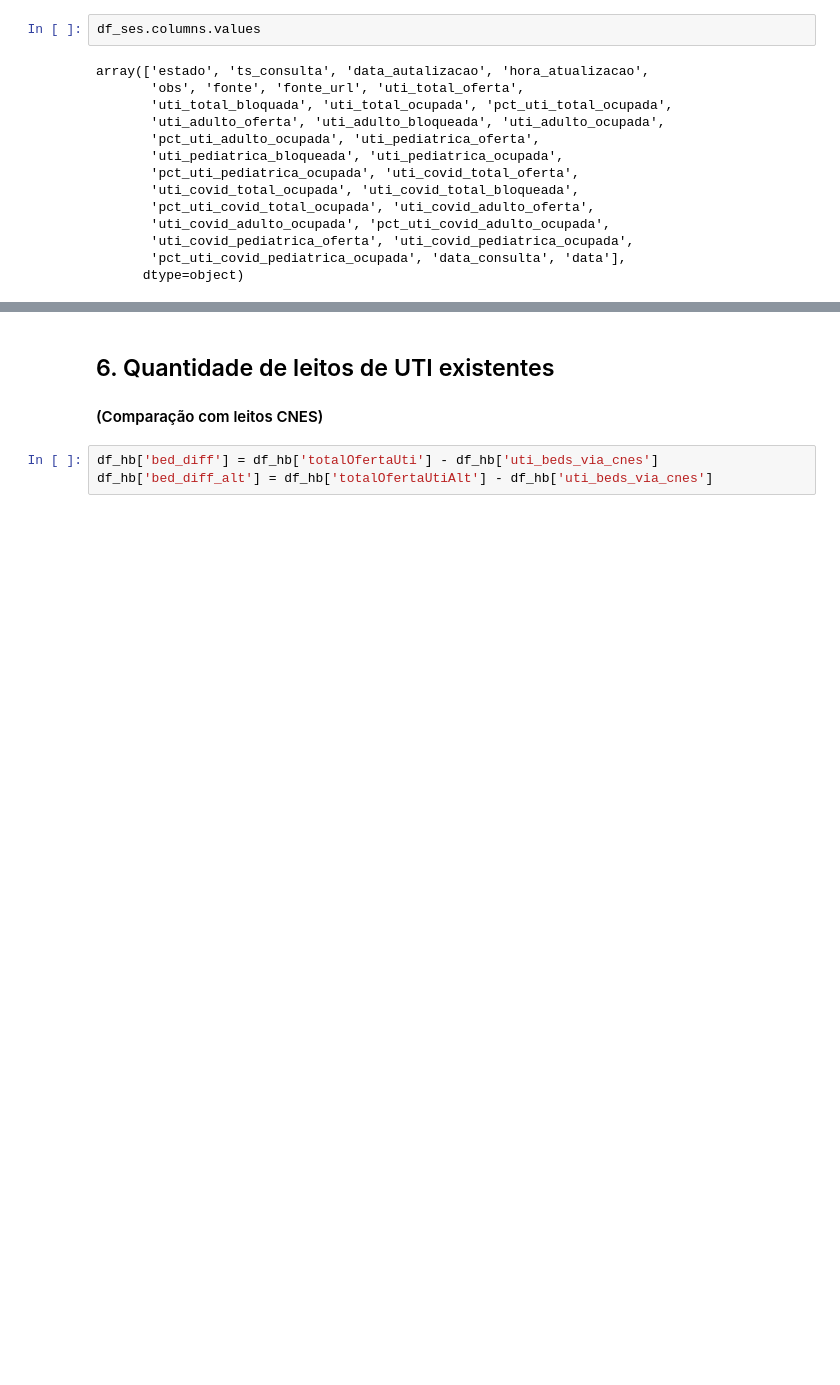
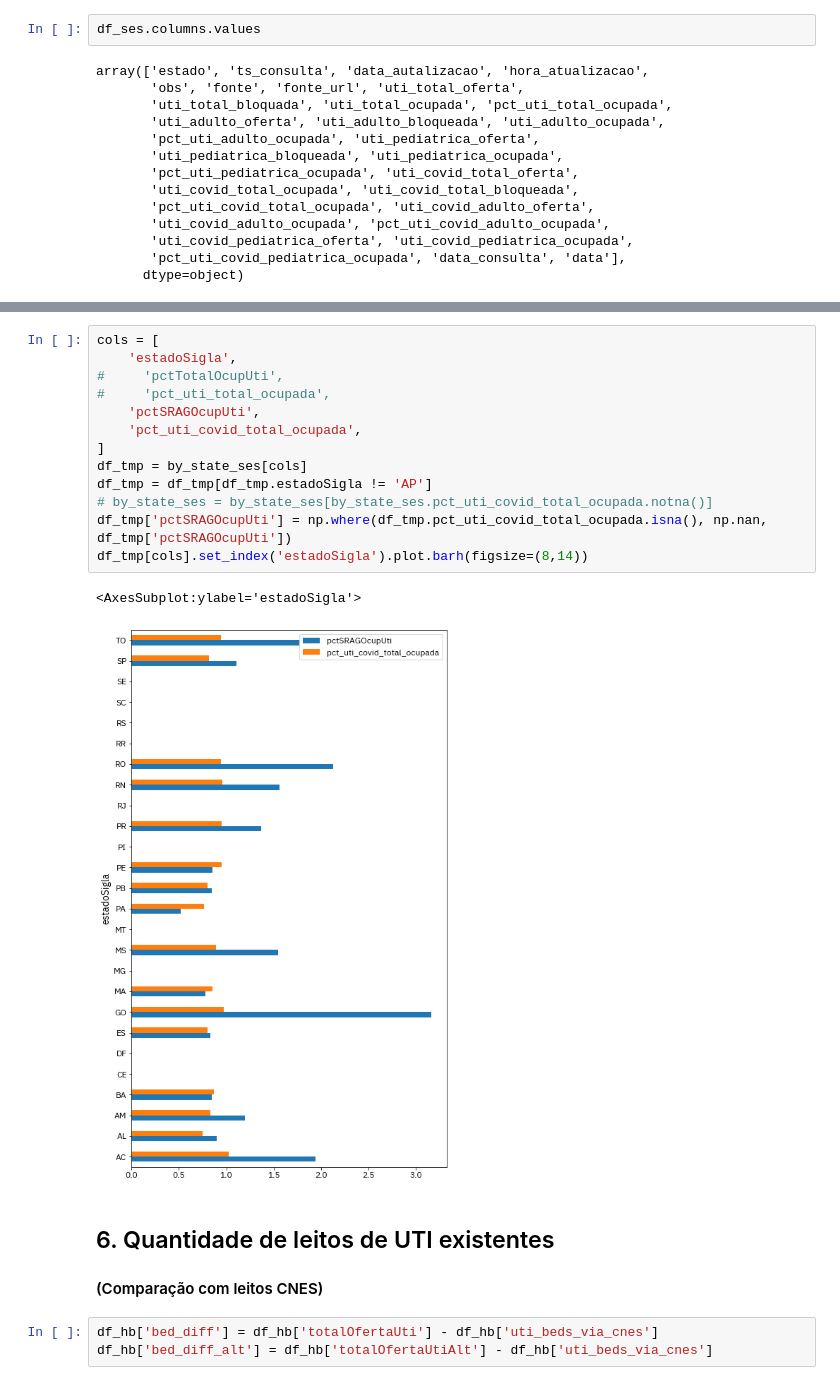
Before and after one commit to okfn-brasil/transparencia-leitos-covid-analise, a Jupyter notebook: Analysis.ipynb, the cells around one changed output, grey strips where cells are left out. Saved outputs shown, nothing was run; the diff lists cells and outputs as text; blank space fills up the shorter version.

```diff
--- a/Analysis.ipynb
+++ b/Analysis.ipynb
@@ -817,3 +698,19 @@ Text(0, -0.13, '*Células em cinza representam dados não disponíveis nos pain
+# %%
+cols = [
+    'estadoSigla',
+#     'pctTotalOcupUti',
+#     'pct_uti_total_ocupada',
+    'pctSRAGOcupUti',
+    'pct_uti_covid_total_ocupada',
+]
+df_tmp = by_state_ses[cols]
+df_tmp = df_tmp[df_tmp.estadoSigla != 'AP']
+# by_state_ses = by_state_ses[by_state_ses.pct_uti_covid_total_ocupada.notna()]
+df_tmp['pctSRAGOcupUti'] = np.where(df_tmp.pct_uti_covid_total_ocupada.isna(), np.nan, df_tmp['pctSRAGOcupUti'])
+df_tmp[cols].set_index('estadoSigla').plot.barh(figsize=(8,14))
+# %% [output]
+<AxesSubplot:ylabel='estadoSigla'>
+[figure, added]
 # %% [markdown]
 ## 6. Quantidade de leitos de UTI existentes
 #### (Comparação com leitos CNES)
```
Also changed, not shown: parts of 20 cells of this notebook, 8 other files.
